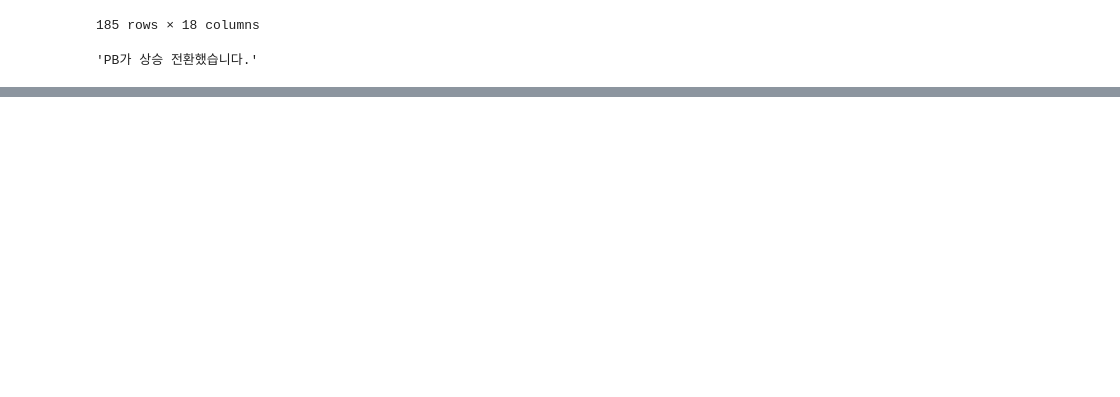
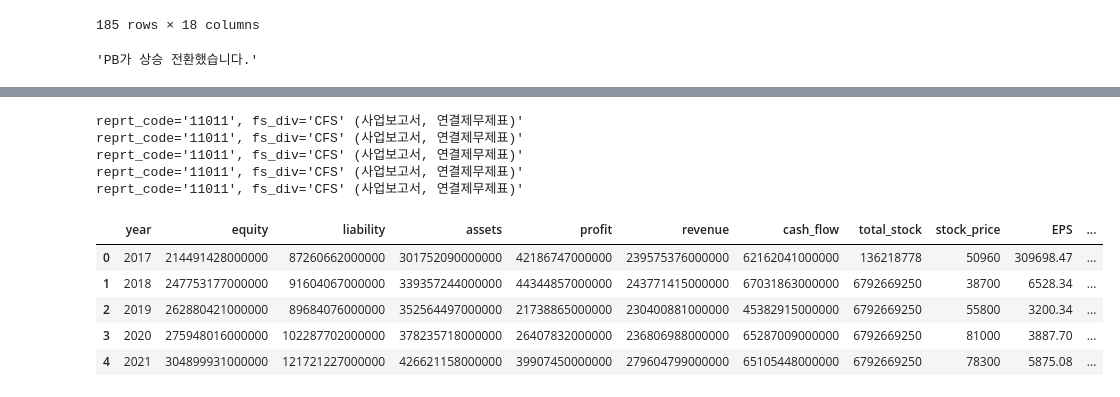
Before and after one commit to chickchop/algo_trader, a Jupyter notebook: algo/test.ipynb, the cells around one changed output, grey strips where cells are left out. Cells and saved outputs as stored; diff of their text form; code cells hidden in the pictures; blank space fills up the shorter version.

```diff
--- a/algo/test.ipynb
+++ b/algo/test.ipynb
@@ -358,0 +407,60 @@ comment
+# %%
+year= 2022
+bsns_year_list = [i for i in range(year-5,year)]
+
+corp_finance_data = []
+
+for i in bsns_year_list :
+    corp_book = dart.finstate_all(corp=stock_list[0], bsns_year=i, fs_div="CFS", reprt_code="11011")
+    corp_stock = dart.report(corp=stock_list[0], bsns_year=i, reprt_code="11011", key_word="주식총수")
+    equity = int(corp_book.loc[corp_book['sj_div'].isin(['BS']) & corp_book['account_nm'].str.contains('자본총계')]["thstrm_amount"].iloc[0].replace(",","")) # 당기자본(자본총계)
+    liability = int(corp_book.loc[corp_book['sj_div'].isin(['BS']) & corp_book['account_nm'].str.contains('부채총계')]["thstrm_amount"].iloc[0].replace(",","")) # 당기부채(부채총계)
+    assets = equity + liability # 자산총계
+    profit = int(corp_book[corp_book['sj_div'].isin(['IS', 'CIS']) & corp_book['account_nm'].str.contains('당기순이익')]["thstrm_amount"].iloc[0].replace(",","")) # 당기순이익
+    revenue = int(corp_book.loc[corp_book['sj_div'].isin(['IS']) & corp_book['account_nm'].str.contains('매출액')]["thstrm_amount"].iloc[0].replace(",","")) # 매출액
+    cash_flow = int(corp_book.loc[corp_book['sj_div'].isin(['CF']) & corp_book['account_nm'].str.contains('영업활동 현금흐름')]["thstrm_amount"].iloc[0].replace(",","")) # 영업활동 현금흐름
+    total_stock = int(corp_stock[corp_stock["se"] == "합계"]["distb_stock_co"].iloc[0].replace(",",""))
+    stock_price = fdr.DataReader(symbol=stock_list[0], start=datetime(i,12,25), end=datetime(i,12,31))["Close"][-1]
+
+    tmp = {
+        "year" : i,
+        "equity" : equity,
+        "liability" : liability,
+        "assets" : assets,
+        "profit" : profit,
+        "revenue" : revenue,
+        "cash_flow" : cash_flow,
+        "total_stock" : total_stock,
+        "stock_price" : stock_price
+    }
+    corp_finance_data.append(tmp)
+# %% [output]
+reprt_code='11011', fs_div='CFS' (사업보고서, 연결제무제표)'
+reprt_code='11011', fs_div='CFS' (사업보고서, 연결제무제표)'
+reprt_code='11011', fs_div='CFS' (사업보고서, 연결제무제표)'
+reprt_code='11011', fs_div='CFS' (사업보고서, 연결제무제표)'
+reprt_code='11011', fs_div='CFS' (사업보고서, 연결제무제표)'
+# %%
+corp_finance_data = pd.DataFrame(corp_finance_data)
+# %%
+
+corp_finance_data["EPS"] = round(corp_finance_data["profit"] / corp_finance_data["total_stock"], 2)
+corp_finance_data["PER"] = round(corp_finance_data["stock_price"] / corp_finance_data["EPS"], 2)
+corp_finance_data["BPS"] = round(corp_finance_data["equity"] / corp_finance_data["total_stock"], 2)
+corp_finance_data["PBR"] = round(corp_finance_data["stock_price"] / corp_finance_data["BPS"], 2)
+corp_finance_data["SPS"] = round(corp_finance_data["revenue"] / corp_finance_data["total_stock"], 2)
+corp_finance_data["PSR"] = round(corp_finance_data["stock_price"] / corp_finance_data["SPS"], 2)
+corp_finance_data["CPS"] = round(corp_finance_data["cash_flow"] / corp_finance_data["total_stock"], 2)
+corp_finance_data["PCR"] = round(corp_finance_data["stock_price"] / corp_finance_data["CPS"], 2)
+corp_finance_data["ROE"] = round(corp_finance_data["PBR"] / corp_finance_data["PER"], 2)
+corp_finance_data["ROA"] = round(corp_finance_data["profit"] / corp_finance_data["assets"], 2)
+corp_finance_data["DE"] = round(corp_finance_data["liability"] / corp_finance_data["assets"], 2)
+
+corp_finance_data
+# %% [output]
+|  | year | equity | liability | assets | profit | revenue | cash_flow | total_stock | stock_price | EPS | ... |
+| 0 | 2017 | 214491428000000 | 87260662000000 | 301752090000000 | 42186747000000 | 239575376000000 | 62162041000000 | 136218778 | 50960 | 309698.47 | ... |
+| 1 | 2018 | 247753177000000 | 91604067000000 | 339357244000000 | 44344857000000 | 243771415000000 | 67031863000000 | 6792669250 | 38700 | 6528.34 | ... |
+| 2 | 2019 | 262880421000000 | 89684076000000 | 352564497000000 | 21738865000000 | 230400881000000 | 45382915000000 | 6792669250 | 55800 | 3200.34 | ... |
+| 3 | 2020 | 275948016000000 | 102287702000000 | 378235718000000 | 26407832000000 | 236806988000000 | 65287009000000 | 6792669250 | 81000 | 3887.70 | ... |
+| 4 | 2021 | 304899931000000 | 121721227000000 | 426621158000000 | 39907450000000 | 279604799000000 | 65105448000000 | 6792669250 | 78300 | 5875.08 | ... |
```
Also changed, not shown: parts of 11 cells of this notebook, 4 other files.
